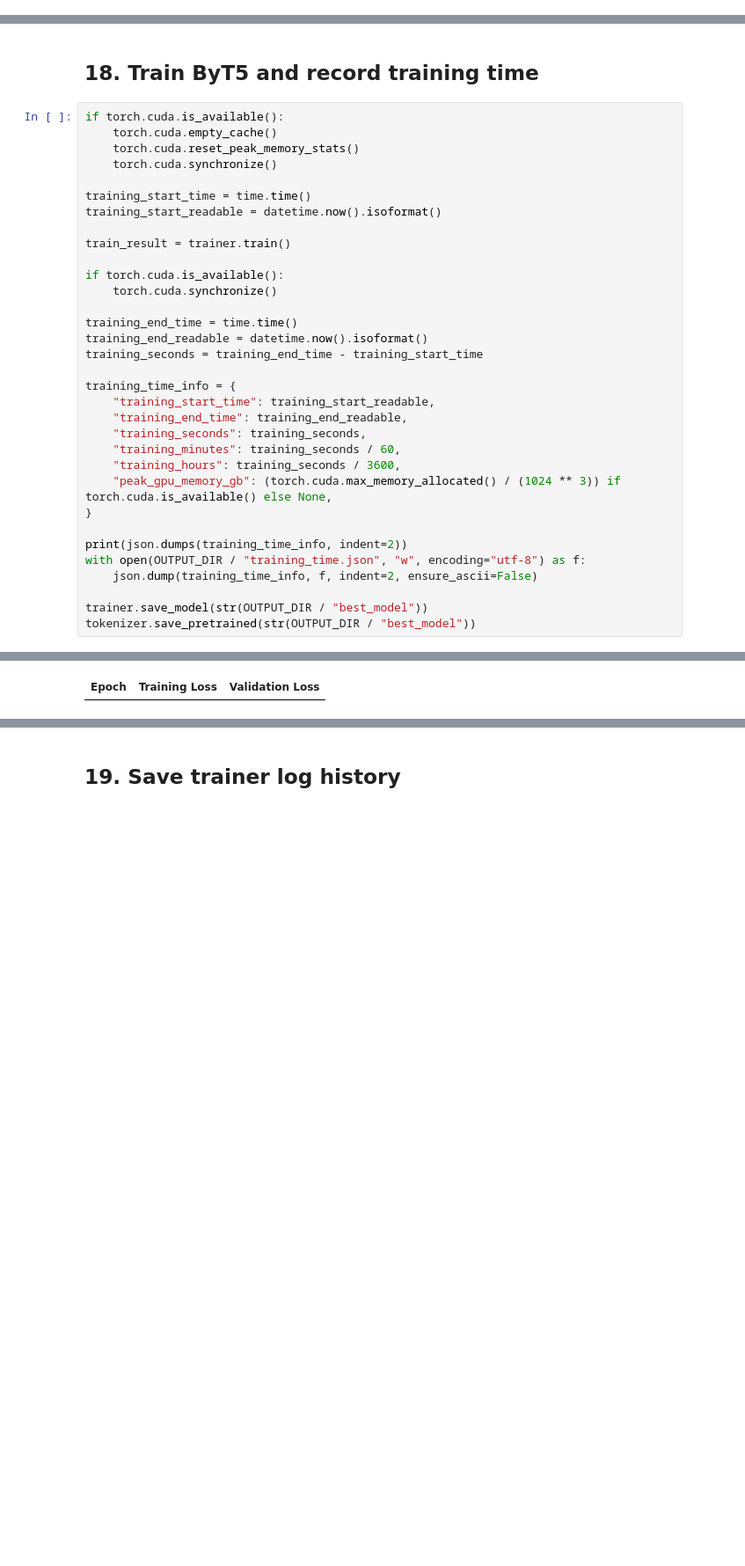
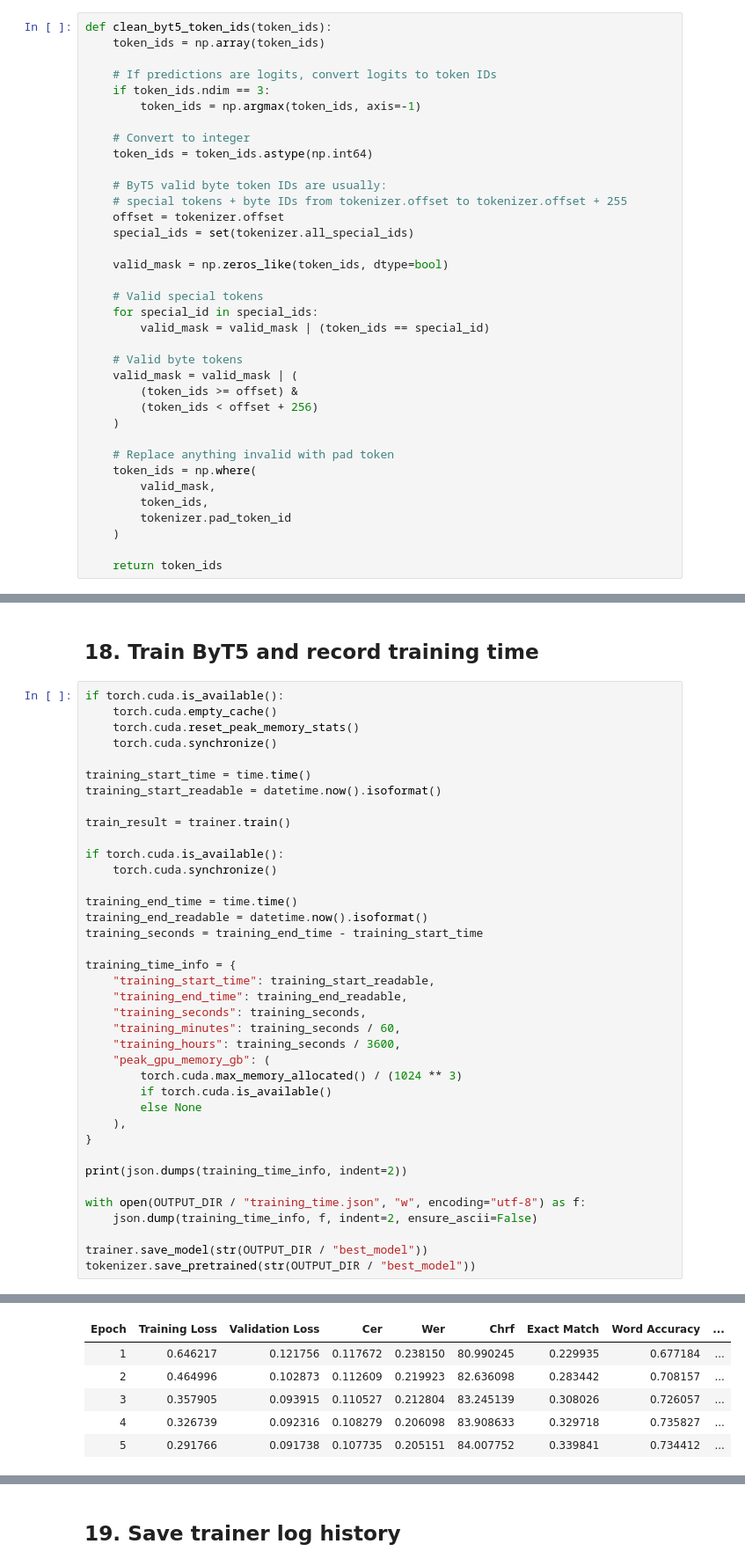
Before and after one commit to amiira-e/mauritian_creole_nlp, a Jupyter notebook: notebooks/ByT5/ByT5.ipynb, the cells around one changed output, grey strips where cells are left out. Shown at 88% size. Saved outputs shown, nothing was run; the diff lists cells and outputs as text; blank space fills up the shorter version.

Commit message:
Update training notebooks and add evaluation results

```diff
--- a/notebooks/ByT5/ByT5.ipynb
+++ b/notebooks/ByT5/ByT5.ipynb
@@ -533,0 +516,36 @@ def compute_metrics_for_trainer(eval_preds):
+# %%
+def clean_byt5_token_ids(token_ids):
+    token_ids = np.array(token_ids)
+
+    # If predictions are logits, convert logits to token IDs
+    if token_ids.ndim == 3:
+        token_ids = np.argmax(token_ids, axis=-1)
+
+    # Convert to integer
+    token_ids = token_ids.astype(np.int64)
+
+    # ByT5 valid byte token IDs are usually:
+    # special tokens + byte IDs from tokenizer.offset to tokenizer.offset + 255
+    offset = tokenizer.offset
+    special_ids = set(tokenizer.all_special_ids)
+
+    valid_mask = np.zeros_like(token_ids, dtype=bool)
+
+    # Valid special tokens
+    for special_id in special_ids:
+        valid_mask = valid_mask | (token_ids == special_id)
+
+    # Valid byte tokens
+    valid_mask = valid_mask | (
+        (token_ids >= offset) &
+        (token_ids < offset + 256)
+    )
+
+    # Replace anything invalid with pad token
+    token_ids = np.where(
+        valid_mask,
+        token_ids,
+        tokenizer.pad_token_id
+    )
+
+    return token_ids
@@ -709,10 +683,15 @@ training_time_info = {
     "training_seconds": training_seconds,
     "training_minutes": training_seconds / 60,
     "training_hours": training_seconds / 3600,
-    "peak_gpu_memory_gb": (torch.cuda.max_memory_allocated() / (1024 ** 3)) if torch.cuda.is_available() else None,
+    "peak_gpu_memory_gb": (
+        torch.cuda.max_memory_allocated() / (1024 ** 3)
+        if torch.cuda.is_available()
+        else None
+    ),
 }
 
 print(json.dumps(training_time_info, indent=2))
+
 with open(OUTPUT_DIR / "training_time.json", "w", encoding="utf-8") as f:
     json.dump(training_time_info, f, indent=2, ensure_ascii=False)
 
@@ -723 +702,6 @@ tokenizer.save_pretrained(str(OUTPUT_DIR / "best_model"))
-| Epoch | Training Loss | Validation Loss |
+| Epoch | Training Loss | Validation Loss | Cer | Wer | Chrf | Exact Match | Word Accuracy | ... |
+| 1 | 0.646217 | 0.121756 | 0.117672 | 0.238150 | 80.990245 | 0.229935 | 0.677184 | ... |
+| 2 | 0.464996 | 0.102873 | 0.112609 | 0.219923 | 82.636098 | 0.283442 | 0.708157 | ... |
+| 3 | 0.357905 | 0.093915 | 0.110527 | 0.212804 | 83.245139 | 0.308026 | 0.726057 | ... |
+| 4 | 0.326739 | 0.092316 | 0.108279 | 0.206098 | 83.908633 | 0.329718 | 0.735827 | ... |
+| 5 | 0.291766 | 0.091738 | 0.107735 | 0.205151 | 84.007752 | 0.339841 | 0.734412 | ... |
```
Also changed, not shown: parts of 31 cells of this notebook, 6 other files.
